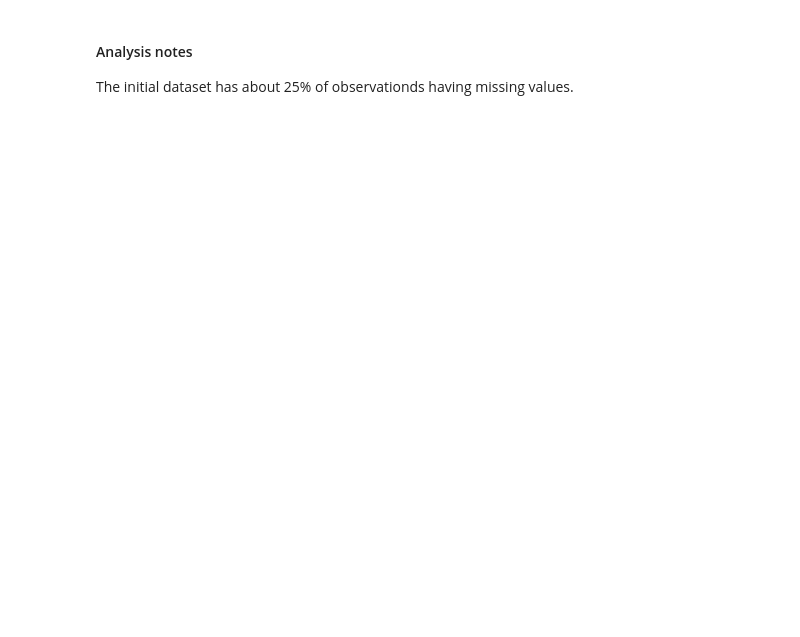
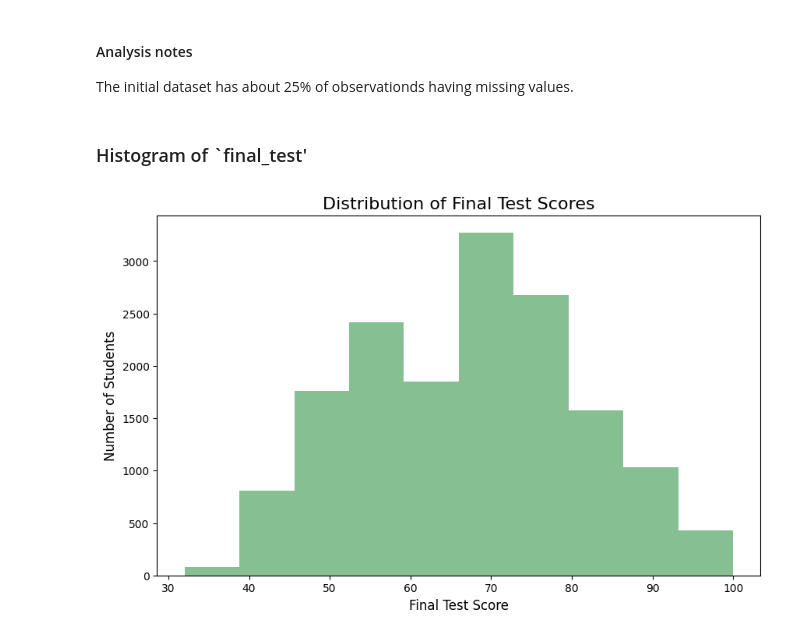
Before and after one commit to dingaroo/aiap_foundation_self_practice, a Jupyter notebook: eda.ipynb, the cells around one changed output. Drawn from its saved outputs; the diff is of its cells as text; code cells hidden in the pictures; blank space fills up the shorter version.

Commit message:
Added histogram of final_test

```diff
--- a/eda.ipynb
+++ b/eda.ipynb
@@ -170,0 +193,9 @@ df['CCA'].value_counts()
+# %%
+# Converting all values to uppercase
+df['CCA'] = df['CCA'].str.upper()
+
+# Filling the missing values with the 'NONE' category
+df['CCA'] = df['CCA'].fillna('NONE')
+
+# Display the breakdown again
+display(df['CCA'].value_counts())
@@ -235,10 +326,2 @@ print('Missing values in attendance rate has been replaced with the median.')
-# %%
-df['CCA'] = df['CCA'].str.upper()
-
-df['CCA'].fillna('NONE', inplace = True)
-
-print(df['CCA'].value_counts())
-
-print('Missing values in the CCA column has been replaced with NONE and all values converted to the uppercase.')
 # %% [markdown]
 ### Cleaning `final_test` column
@@ -264,9 +370,9 @@ df.head(10)
 # %%
-df_null_score = df[df['final_test'].isnull()]
+# df_null_score = df[df['final_test'].isnull()]
 
-df.dropna(inplace = True)
+# df.dropna(inplace = True)
 
+# Creating a duplicate copy of the dataset post cleanup
 df_cleaned = df.copy(deep = True)
 
-df.drop(columns = ['index', 'student_id', 'sleep_time', 'wake_time', 'sleep_time_dt', 'wake_time_dt', 'sleep_duration'],
-        inplace = True)
+df_cleaned.to_csv('./data/cleaned_data.csv')
@@ -355,3 +470,22 @@ plt.show()
 #### Analysis notes
 
 The initial dataset has about 25% of observationds having missing values.
+# %% [markdown]
+### Histogram of `final_test'
+# %%
+# --- Plotting the histogram using pandas/matplotlib ---
+
+plt.figure(figsize=(10, 6)) # Adjust the figure size
+
+# Use the pandas .hist() method
+df['final_test'].hist(bins=10, grid=False, color='#86bf91')
+
+# Add titles and labels for clarity
+plt.title("Distribution of Final Test Scores", fontsize=16)
+plt.xlabel("Final Test Score", fontsize=12)
+plt.ylabel("Number of Students", fontsize=12)
+
+# Display the plot
+plt.show()
+# %% [output]
+[figure, added]
```
Also changed, not shown: parts of 29 cells of this notebook, 4 other files.
